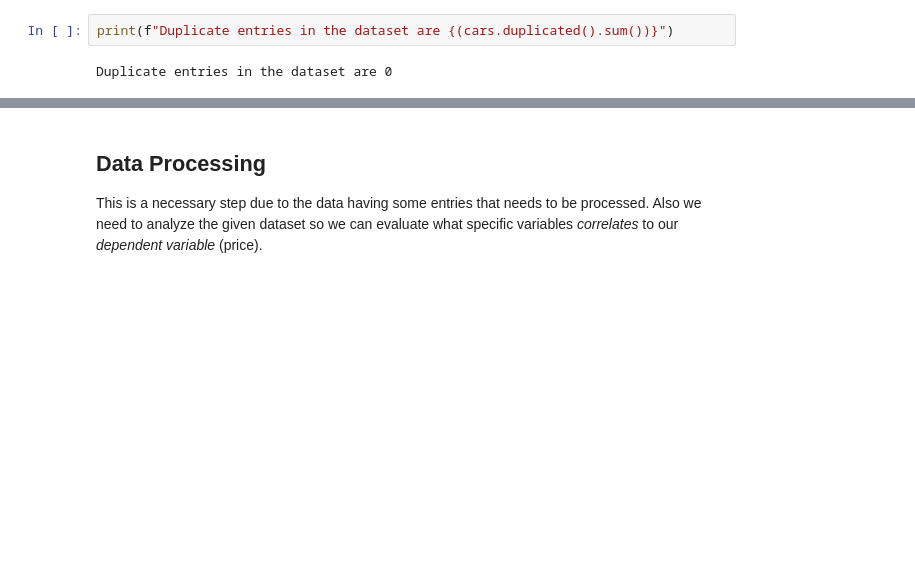
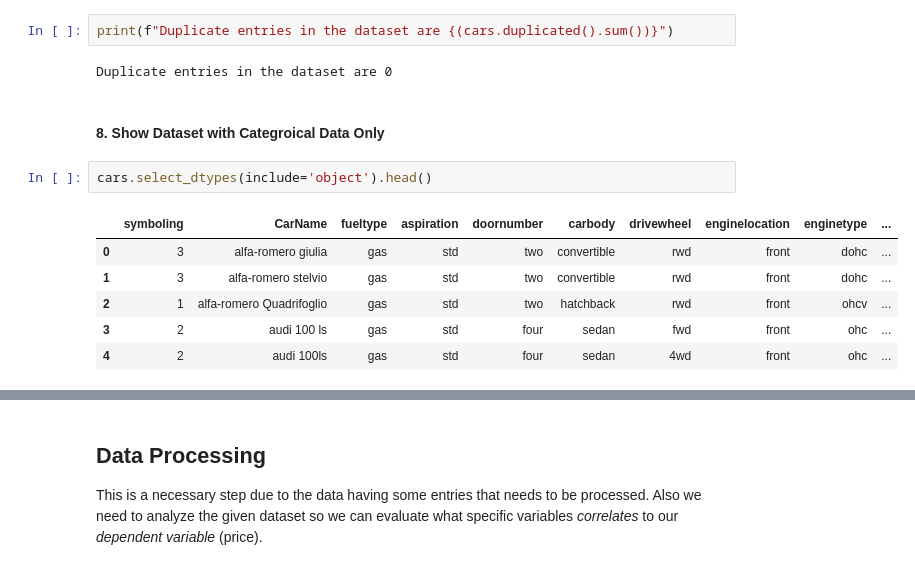
Before and after one commit to t1pen/MeXEE402_Midterms_StephenGabrielAlojado_JairusSunga, a Jupyter notebook: Linear Regression/CarPrice_Linear_Regression.ipynb, the cells around one changed output, grey strips where cells are left out. Saved outputs shown, nothing was run; the diff lists cells and outputs as text; blank space fills up the shorter version.

```diff
--- a/Linear Regression/CarPrice_Linear_Regression.ipynb
+++ b/Linear Regression/CarPrice_Linear_Regression.ipynb
@@ -139,3 +143,14 @@ dtype: int64
 print(f"Duplicate entries in the dataset are {(cars.duplicated().sum())}")
 # %% [output]
 Duplicate entries in the dataset are 0
+# %% [markdown]
+#### 8. Show Dataset with Categroical Data Only
+# %%
+cars.select_dtypes(include='object').head()
+# %% [output]
+|  | symboling | CarName | fueltype | aspiration | doornumber | carbody | drivewheel | enginelocation | enginetype | ... |
+| 0 | 3 | alfa-romero giulia | gas | std | two | convertible | rwd | front | dohc | ... |
+| 1 | 3 | alfa-romero stelvio | gas | std | two | convertible | rwd | front | dohc | ... |
+| 2 | 1 | alfa-romero Quadrifoglio | gas | std | two | hatchback | rwd | front | ohcv | ... |
+| 3 | 2 | audi 100 ls | gas | std | four | sedan | fwd | front | ohc | ... |
+| 4 | 2 | audi 100ls | gas | std | four | sedan | 4wd | front | ohc | ... |
```
Also changed, not shown: parts of 8 cells of this notebook, 1 other file.
